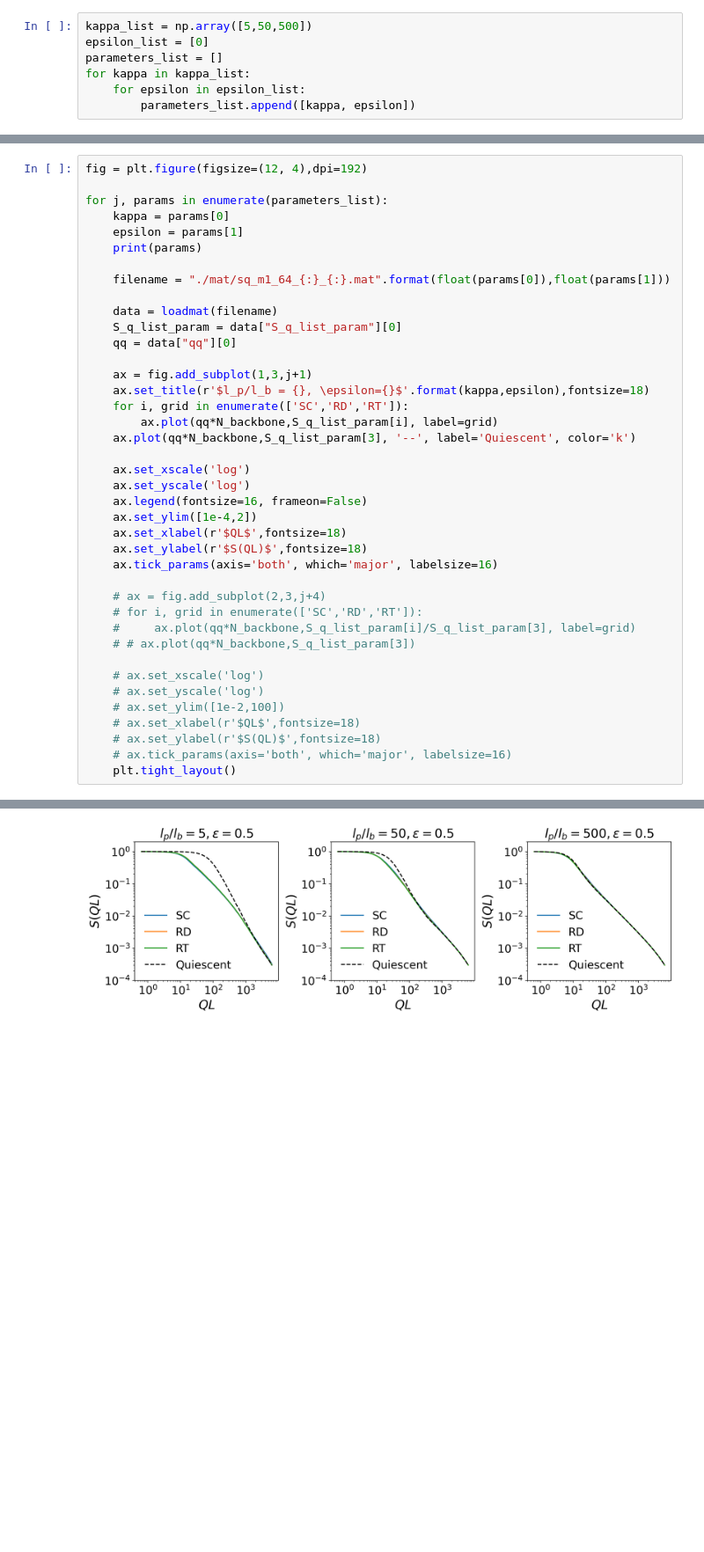
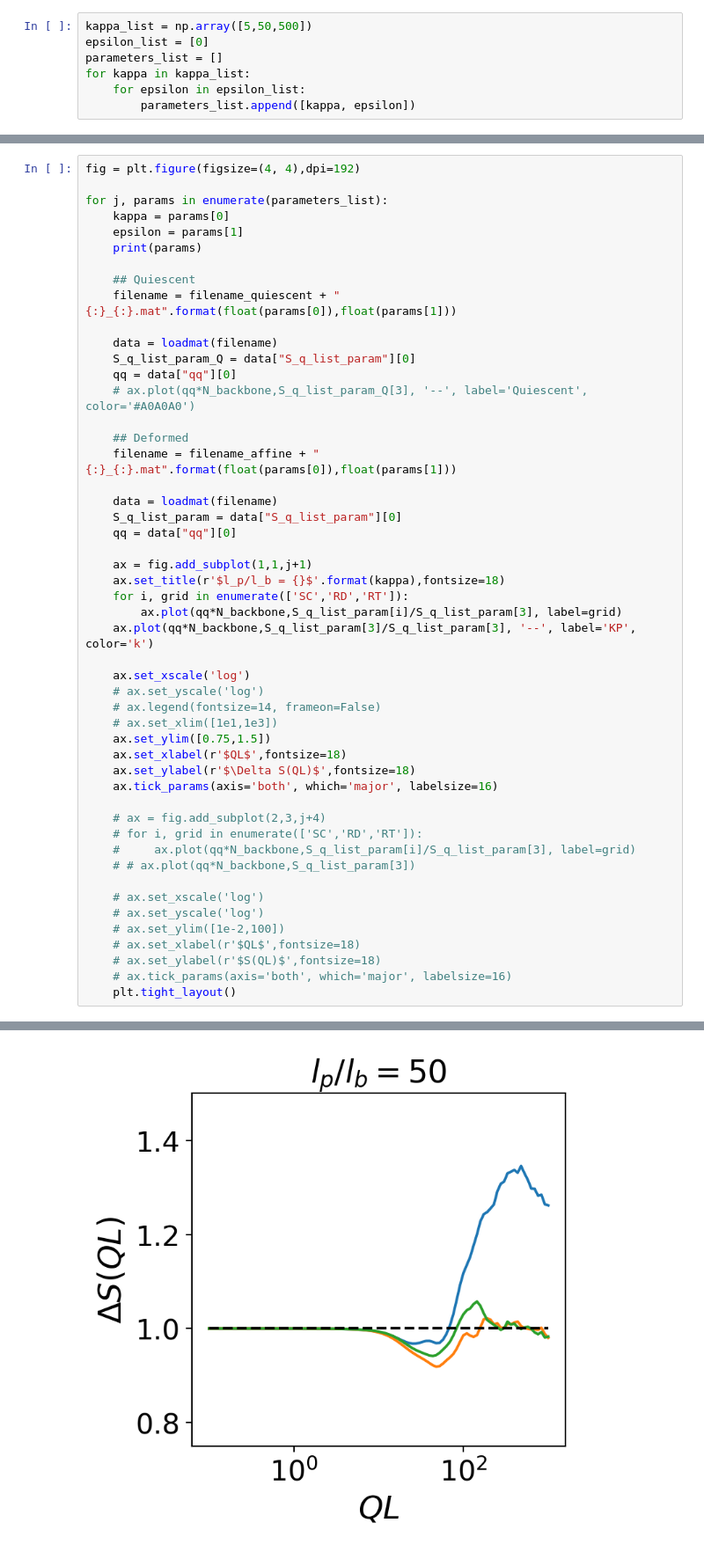
Before and after one commit to ch-tung/Catalan_MC, a Jupyter notebook: plot_I_00.ipynb, the cells around one changed output, grey strips where cells are left out. Shown at 88% size. Cells and saved outputs as stored; diff of their text form; blank space fills up the shorter version.

Commit message:
Update figures

```diff
--- a/plot_I_00.ipynb
+++ b/plot_I_00.ipynb
@@ -90,29 +145,39 @@ for kappa in kappa_list:
 # %%
-fig = plt.figure(figsize=(12, 4),dpi=192)
+fig = plt.figure(figsize=(4, 4),dpi=192)
 
 for j, params in enumerate(parameters_list):
     kappa = params[0]
     epsilon = params[1]
     print(params)
 
-    filename = "./mat/sq_m1_64_{:}_{:}.mat".format(float(params[0]),float(params[1]))
+    ## Quiescent
+    filename = filename_quiescent + "{:}_{:}.mat".format(float(params[0]),float(params[1]))
+
+    data = loadmat(filename)
+    S_q_list_param_Q = data["S_q_list_param"][0]
+    qq = data["qq"][0]
+    # ax.plot(qq*N_backbone,S_q_list_param_Q[3], '--', label='Quiescent', color='#A0A0A0')
+
+    ## Deformed
+    filename = filename_affine + "{:}_{:}.mat".format(float(params[0]),float(params[1]))
 
     data = loadmat(filename)
     S_q_list_param = data["S_q_list_param"][0]
     qq = data["qq"][0]
 
-    ax = fig.add_subplot(1,3,j+1)
-    ax.set_title(r'$l_p/l_b = {}, \epsilon={}$'.format(kappa,epsilon),fontsize=18)
+    ax = fig.add_subplot(1,1,j+1)
+    ax.set_title(r'$l_p/l_b = {}$'.format(kappa),fontsize=18)
     for i, grid in enumerate(['SC','RD','RT']):
-        ax.plot(qq*N_backbone,S_q_list_param[i], label=grid)
-    ax.plot(qq*N_backbone,S_q_list_param[3], '--', label='Quiescent', color='k')
+        ax.plot(qq*N_backbone,S_q_list_param[i]/S_q_list_param[3], label=grid)
+    ax.plot(qq*N_backbone,S_q_list_param[3]/S_q_list_param[3], '--', label='KP', color='k')
 
     ax.set_xscale('log')
-    ax.set_yscale('log')
-    ax.legend(fontsize=16, frameon=False)
-    ax.set_ylim([1e-4,2])
+    # ax.set_yscale('log')
+    # ax.legend(fontsize=14, frameon=False)
+    # ax.set_xlim([1e1,1e3])
+    ax.set_ylim([0.75,1.5])
     ax.set_xlabel(r'$QL$',fontsize=18)
-    ax.set_ylabel(r'$S(QL)$',fontsize=18)
+    ax.set_ylabel(r'$\Delta S(QL)$',fontsize=18)
     ax.tick_params(axis='both', which='major', labelsize=16)
 
     # ax = fig.add_subplot(2,3,j+4)
@@ -134 +197 @@ for j, params in enumerate(parameters_list):
-[figure, old version]
+[figure, new version]
```
Also changed, not shown: parts of 10 cells of this notebook, 21 other files.
